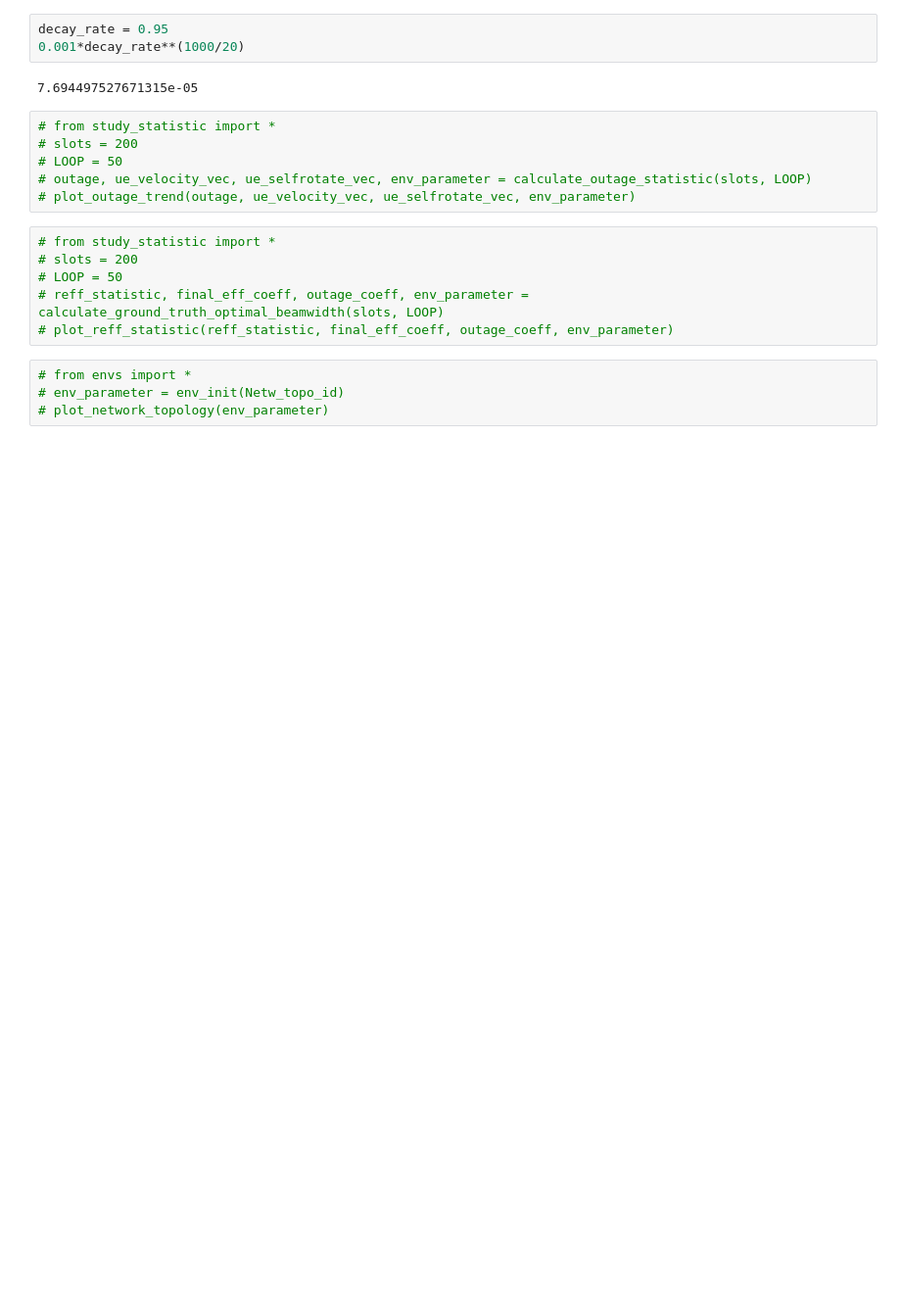
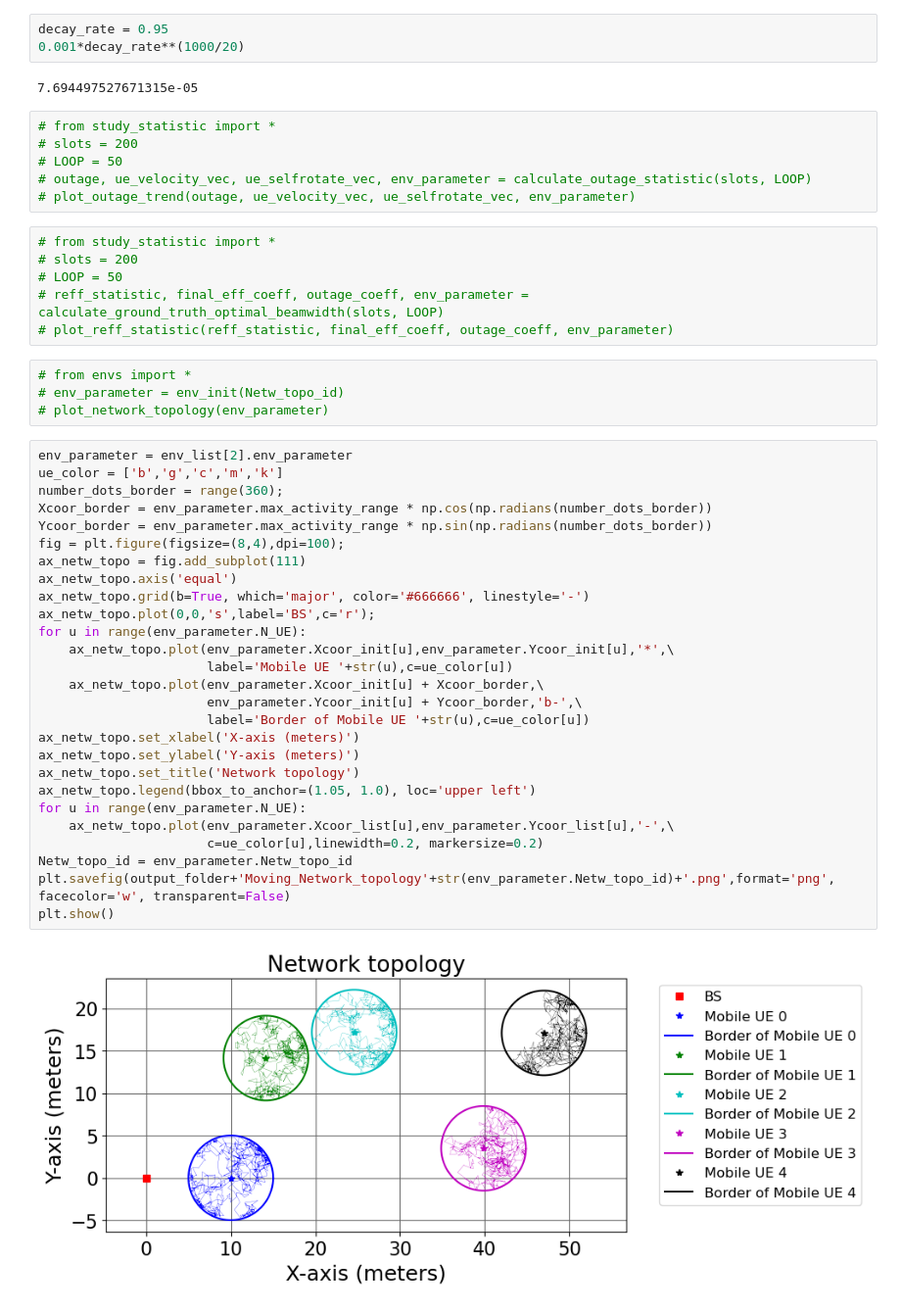
Before and after one commit to yzhang417/DeepRL-mmWave-MANET, a Jupyter notebook: mainTest.ipynb, the cells around one changed output. Shown at 98% size. Cells and saved outputs as stored; diff of their text form; blank space fills up the shorter version.

```diff
--- a/mainTest.ipynb
+++ b/mainTest.ipynb
@@ -585,3 +585,32 @@ decay_rate = 0.95
 # from envs import *
 # env_parameter = env_init(Netw_topo_id)
 # plot_network_topology(env_parameter)
+# %%
+env_parameter = env_list[2].env_parameter
+ue_color = ['b','g','c','m','k']
+number_dots_border = range(360);
+Xcoor_border = env_parameter.max_activity_range * np.cos(np.radians(number_dots_border))
+Ycoor_border = env_parameter.max_activity_range * np.sin(np.radians(number_dots_border))
+fig = plt.figure(figsize=(8,4),dpi=100);
+ax_netw_topo = fig.add_subplot(111)
+ax_netw_topo.axis('equal')
+ax_netw_topo.grid(b=True, which='major', color='#666666', linestyle='-')
+ax_netw_topo.plot(0,0,'s',label='BS',c='r');
+for u in range(env_parameter.N_UE):
+    ax_netw_topo.plot(env_parameter.Xcoor_init[u],env_parameter.Ycoor_init[u],'*',\
+                      label='Mobile UE '+str(u),c=ue_color[u])
+    ax_netw_topo.plot(env_parameter.Xcoor_init[u] + Xcoor_border,\
+                      env_parameter.Ycoor_init[u] + Ycoor_border,'b-',\
+                      label='Border of Mobile UE '+str(u),c=ue_color[u])
+ax_netw_topo.set_xlabel('X-axis (meters)')
+ax_netw_topo.set_ylabel('Y-axis (meters)')
+ax_netw_topo.set_title('Network topology')
+ax_netw_topo.legend(bbox_to_anchor=(1.05, 1.0), loc='upper left')
+for u in range(env_parameter.N_UE):
+    ax_netw_topo.plot(env_parameter.Xcoor_list[u],env_parameter.Ycoor_list[u],'-',\
+                      c=ue_color[u],linewidth=0.2, markersize=0.2)
+Netw_topo_id = env_parameter.Netw_topo_id
+plt.savefig(output_folder+'Moving_Network_topology'+str(env_parameter.Netw_topo_id)+'.png',format='png', facecolor='w', transparent=False)
+plt.show()
+# %% [output]
+[figure, added]
```
Also changed, not shown: parts of 8 cells of this notebook.
